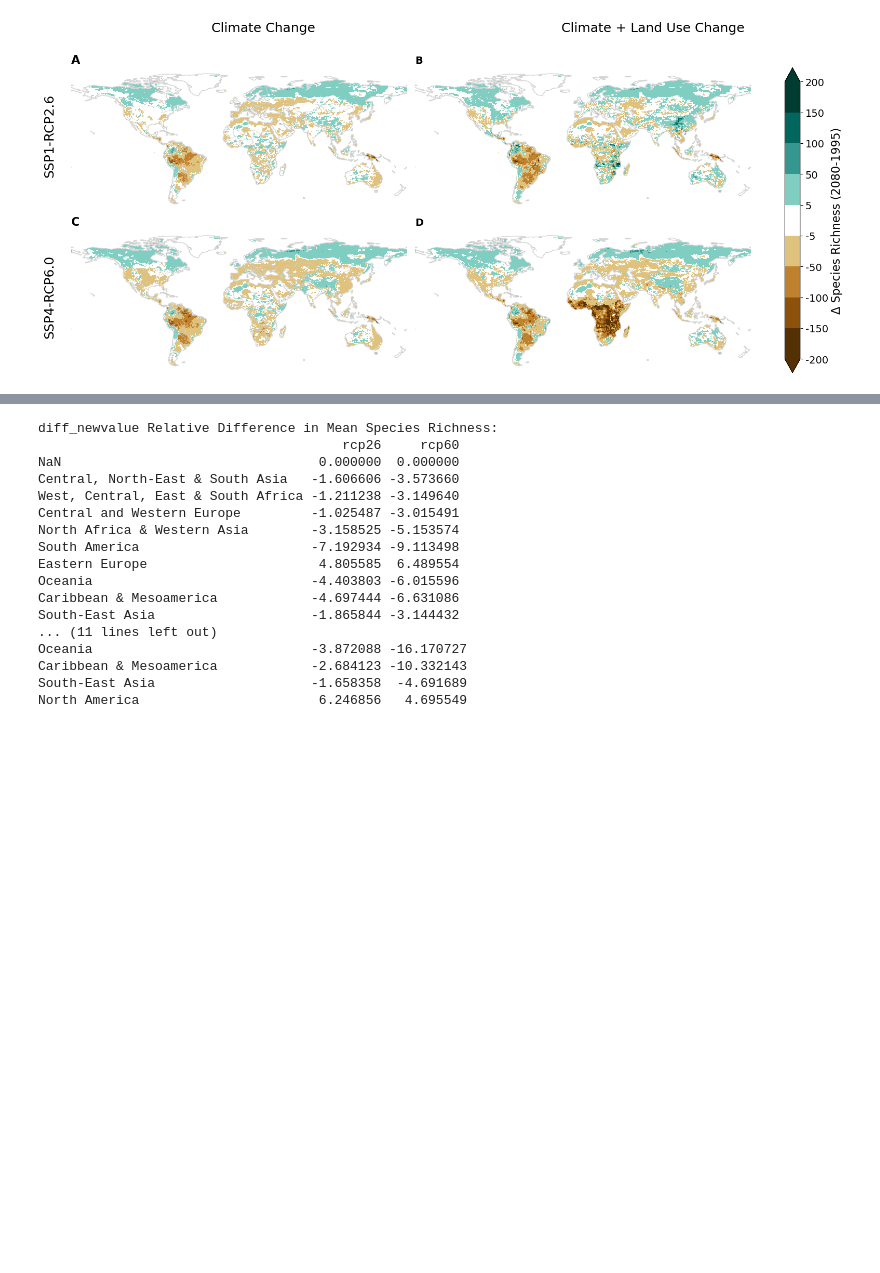
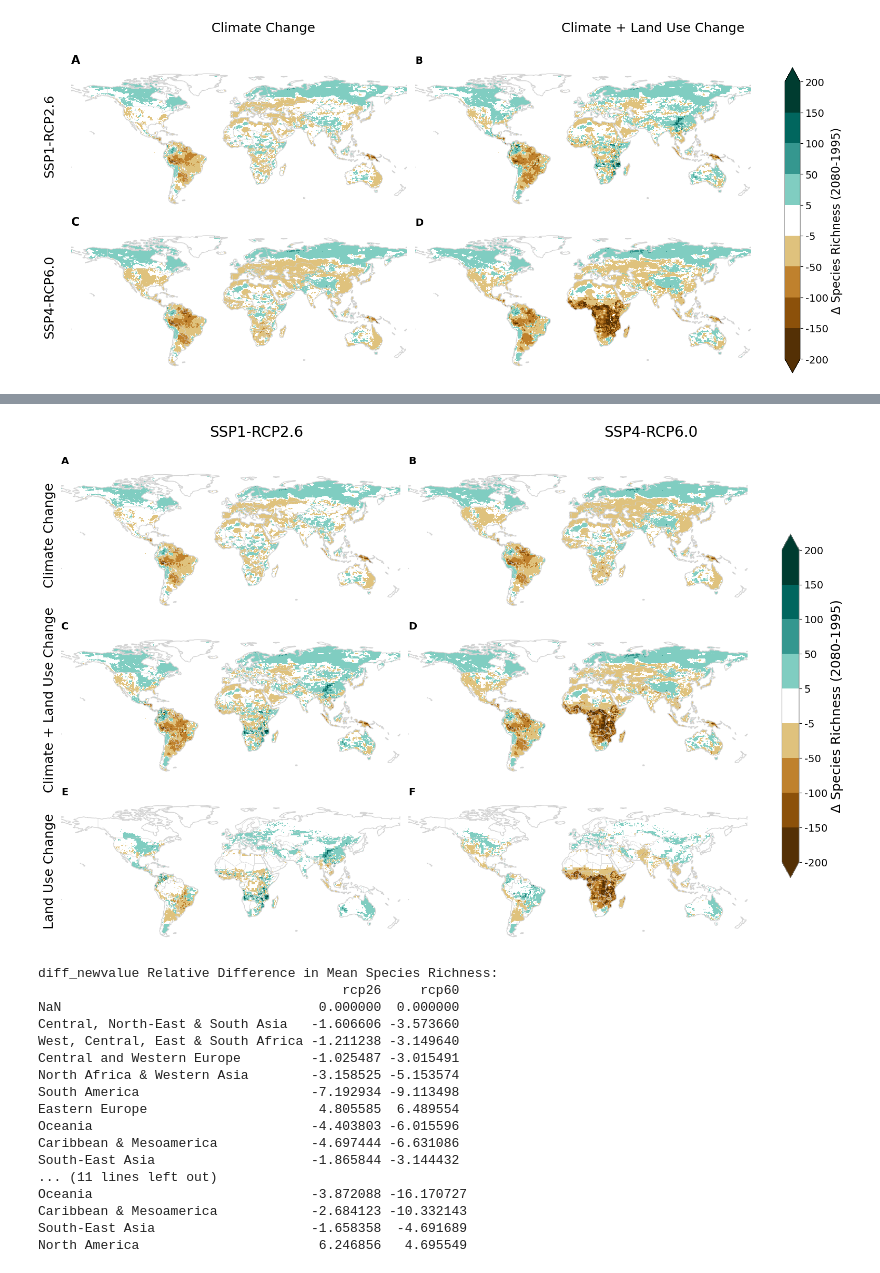
Before and after one commit to wyssacademy-unibe-ch/climate_Hari_etal_BioscenComb, a Jupyter notebook: functions/figures/code/key_fig_2.ipynb, the cells around one changed output, grey strips where cells are left out. Drawn from its saved outputs; the diff is of its cells as text; code cells hidden in the pictures; blank space fills up the shorter version.

```diff
--- a/functions/figures/code/key_fig_2.ipynb
+++ b/functions/figures/code/key_fig_2.ipynb
@@ -30,7 +30,7 @@ import matplotlib.pyplot as plt
 
 # Displaying the created weights fo
 # Specify the output directory
-output_dir = "/storage/scratch/users/ch21o450/data/intermediate_results/"
+output_dir = "/storage/workspaces/wa_climate/climate_trt/chari/intermediate_results/"
 
 # List of taxa, SDMs, and GCMs
 taxas = ["Mammals","Bird","Amphibians"]
@@ -177,7 +177,7 @@ import matplotlib.pyplot as plt
 
 # Displaying the created weights fo
 # Specify the output directory
-output_dir = "/storage/scratch/users/ch21o450/data/intermediate_results/"
+output_dir = "/storage/workspaces/wa_climate/climate_trt/chari/intermediate_results/"
 
 # List of taxa, SDMs, and GCMs
 taxas = ["Mammals","Bird","Amphibians"]
@@ -615,3 +483,91 @@ diff_newvalue.plot()
+# %%
+import warnings
+warnings.filterwarnings('ignore', category=UserWarning)
+
+import matplotlib.pyplot as plt
+import geopandas as gpd
+import numpy as np
+import cartopy.crs as ccrs
+import cartopy.feature as cfeature
+from matplotlib.colors import ListedColormap, BoundaryNorm
+
+# Define parameters
+scenarios = ["rcp26", "rcp60"]
+scenario_indices = {"rcp26": 'SSP1-RCP2.6', "rcp60": 'SSP4-RCP6.0'}
+year_indices = {1146: '1995', 65: '2080'}
+
+# Custom colormap setup
+custom_colors = ['#543005', '#8c510a', '#bf812d', '#dfc27d', '#ffffff',
+                 '#80cdc1', '#35978f', '#01665e', '#003c30']
+cmap = ListedColormap(custom_colors)
+boundaries = [-200, -150, -100, -50, -5, 5, 50, 100, 150, 200]
+norm = BoundaryNorm(boundaries, cmap.N)
+ticks = boundaries
+tick_labels = [str(t) for t in boundaries]
+
+# Setup figure
+fig, axes = plt.subplots(nrows=3, ncols=2, figsize=(15, 25),
+                         subplot_kw={'projection': ccrs.PlateCarree()},
+                         layout="compressed")
+
+countries = gpd.read_file(gpd.datasets.get_path("naturalearth_lowres"))
+
+# Subplot labeling
+subplot_labels = ['A', 'B', 'C', 'D', 'E', 'F']
+row_titles = ['Climate Change', 'Climate + Land Use Change', 'Land Use Change']
+plot_idx = 0
+
+# Loop over rows (change types), then columns (scenarios)
+for row_idx, change_type in enumerate(['cc', 'cc_luc', 'luc']):
+    for col_idx, scenario in enumerate(scenarios):
+        ax = axes[row_idx, col_idx]
+
+        # Compute data
+        diff_newvalue = mean_over_all_sdms_gcms_fut[scenario] - mean_over_all_sdms_gcms_hist[scenario]
+        diff_sumbin = mean_over_all_sdms_gcms_sumbin_fut[scenario] - mean_over_all_sdms_gcms_sumbin_hist[scenario]
+        if change_type == 'cc':
+            data = diff_newvalue
+        elif change_type == 'cc_luc':
+            data = diff_sumbin
+        else:
+            data = diff_sumbin - diff_newvalue
+
+        im = ax.pcolormesh(data['lon'].values, data['lat'].values,
+                           np.where(data.values != 0, data.values, np.nan),
+                           transform=ccrs.PlateCarree(), cmap=cmap, norm=norm)
+
+        countries.plot(ax=ax, color="#ffffff", zorder=1, alpha=0)
+        ax.coastlines(color="lightgrey")
+        ax.add_feature(cfeature.BORDERS, color='lightgrey', linewidth=0.5)
+        ax.set_extent([-180, 180, -63, 90])
+        ax.axis('off')
+
+        # Subplot label (A–F)
+        ax.set_title(subplot_labels[plot_idx], loc='left', weight='bold', fontsize=14)
+        plot_idx += 1
+
+# Colorbar (shared)
+cbar = fig.colorbar(im, ax=axes.ravel().tolist(), orientation='vertical',
+                    fraction=0.025, pad=0.05, extend='both')
+cbar.set_label('Δ Species Richness (2080-1995)', fontsize=18)
+cbar.set_ticks(ticks)
+cbar.set_ticklabels(tick_labels)
+cbar.ax.tick_params(labelsize=14)
+
+# Add column (scenario) headers
+fig.text(0.25, 0.7, scenario_indices["rcp26"], ha='center', fontsize=20)
+fig.text(0.75, 0.7, scenario_indices["rcp60"], ha='center', fontsize=20)
+
+# Add row (impact type) labels
+fig.text(-.02, 0.625, 'Climate Change', va='center', rotation='vertical', fontsize=18)
+fig.text(-0.02, 0.5, 'Climate + Land Use Change', va='center', rotation='vertical', fontsize=18)
+fig.text(-0.02, 0.37, 'Land Use Change', va='center', rotation='vertical', fontsize=18)
+
+# Save and show
+plt.savefig("/storage/homefs/ch21o450/scripts/all_figures/Figure_2_transposed.png", dpi=300, bbox_inches='tight')
+plt.show()
+# %% [output]
+[figure, added]
 # %%
 mean_species_richness_diff_dict = {'diff_newvalue': {}, 'diff_sumbin': {}}
 
```
Also changed, not shown: parts of 3 cells of this notebook, 26 other files.
